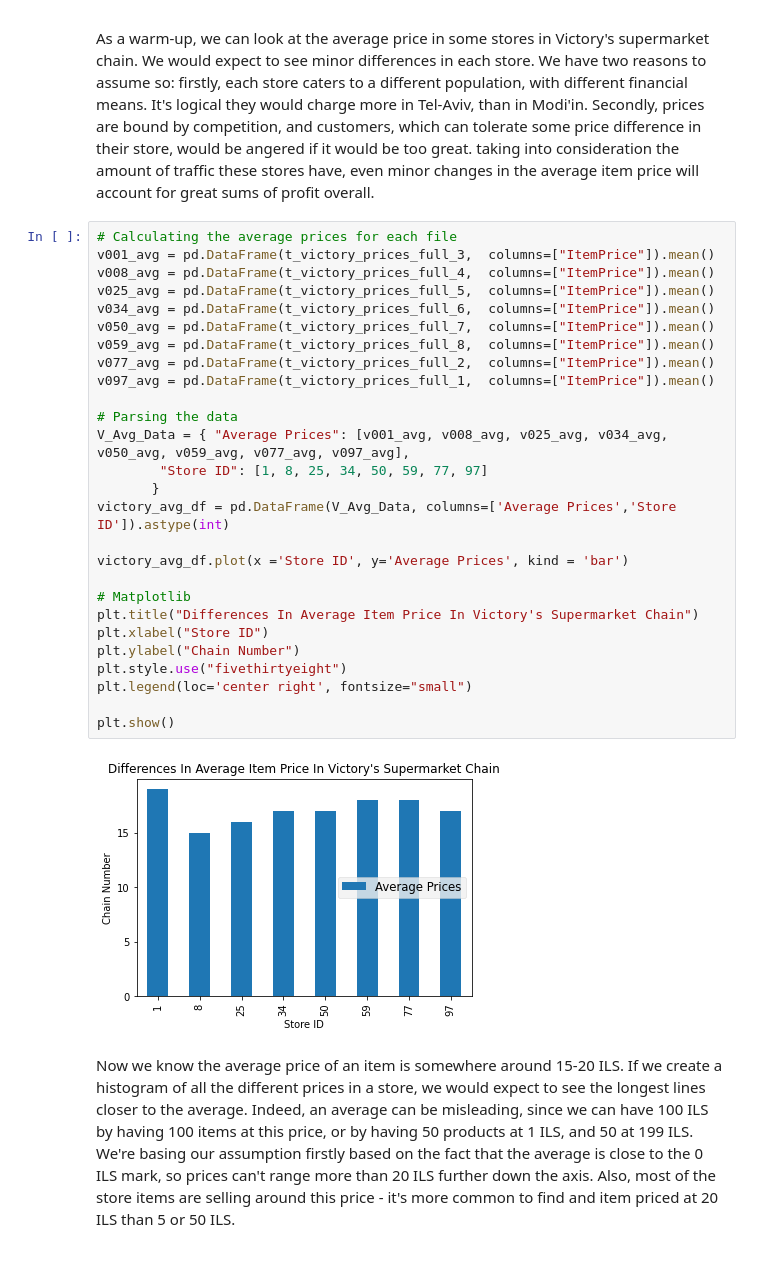
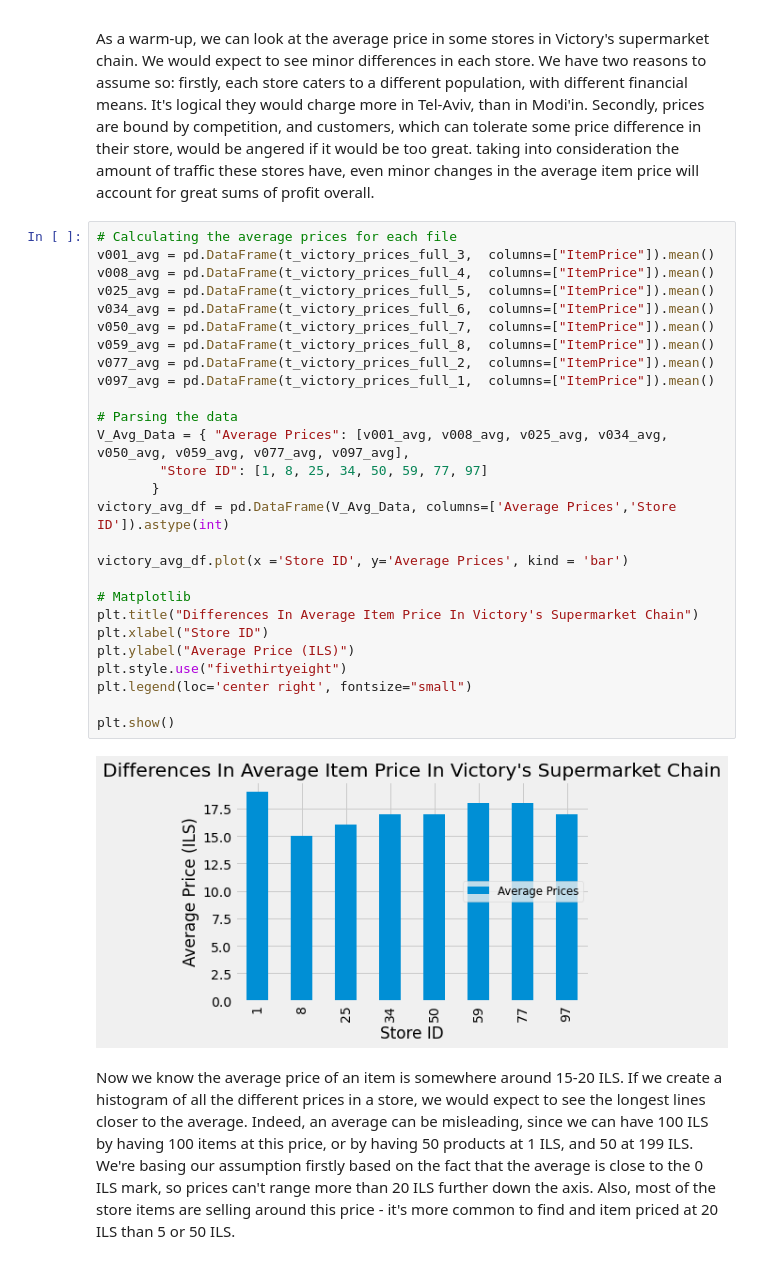
Before and after one commit to noalevitzky/DataMining, a Jupyter notebook: ex2/ex2Problem3.ipynb, the cells around one changed output. Saved outputs shown, nothing was run; the diff lists cells and outputs as text.

```diff
--- a/ex2/ex2Problem3.ipynb
+++ b/ex2/ex2Problem3.ipynb
@@ -161,32 +157,32 @@ As a warm-up, we can look at the average price in some stores in Victory's super
 # %%
 # Calculating the average prices for each file
 v001_avg = pd.DataFrame(t_victory_prices_full_3,  columns=["ItemPrice"]).mean()
 v008_avg = pd.DataFrame(t_victory_prices_full_4,  columns=["ItemPrice"]).mean()
 v025_avg = pd.DataFrame(t_victory_prices_full_5,  columns=["ItemPrice"]).mean()
 v034_avg = pd.DataFrame(t_victory_prices_full_6,  columns=["ItemPrice"]).mean()
 v050_avg = pd.DataFrame(t_victory_prices_full_7,  columns=["ItemPrice"]).mean()
 v059_avg = pd.DataFrame(t_victory_prices_full_8,  columns=["ItemPrice"]).mean()
 v077_avg = pd.DataFrame(t_victory_prices_full_2,  columns=["ItemPrice"]).mean()
 v097_avg = pd.DataFrame(t_victory_prices_full_1,  columns=["ItemPrice"]).mean()
 
 # Parsing the data
 V_Avg_Data = { "Average Prices": [v001_avg, v008_avg, v025_avg, v034_avg, v050_avg, v059_avg, v077_avg, v097_avg],
         "Store ID": [1, 8, 25, 34, 50, 59, 77, 97]
        }
 victory_avg_df = pd.DataFrame(V_Avg_Data, columns=['Average Prices','Store ID']).astype(int)
 
 victory_avg_df.plot(x ='Store ID', y='Average Prices', kind = 'bar')
 
 # Matplotlib
 plt.title("Differences In Average Item Price In Victory's Supermarket Chain")
 plt.xlabel("Store ID")
-plt.ylabel("Chain Number")
+plt.ylabel("Average Price (ILS)")
 plt.style.use("fivethirtyeight")
 plt.legend(loc='center right', fontsize="small")
 
 plt.show()
 # %% [output]
-[figure, old version]
+[figure, new version]
 # %% [markdown]
 Now we know the average price of an item is somewhere around 15-20 ILS. If we create a histogram of all the different prices in a store, we would expect to see the longest lines closer to the average. Indeed, an average can be misleading, since we can have 100 ILS by having 100 items at this price, or by having 50 products at 1 ILS, and 50 at 199 ILS.
 We're basing our assumption firstly based on the fact that the average is close to the 0 ILS mark, so prices can't range more than 20 ILS further down the axis. Also, most of the store items are selling around this price - it's more common to find and item priced at 20 ILS than 5 or 50 ILS.
```
Also changed, not shown: parts of 2 cells of this notebook.
